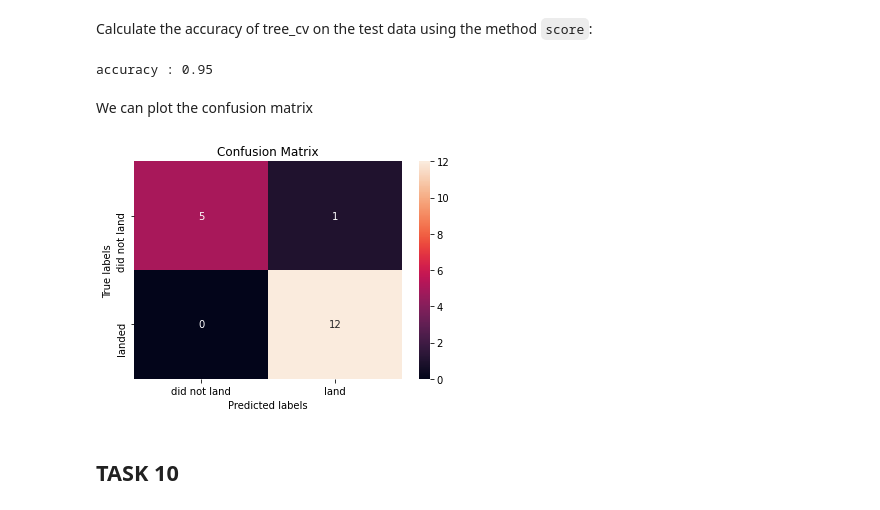
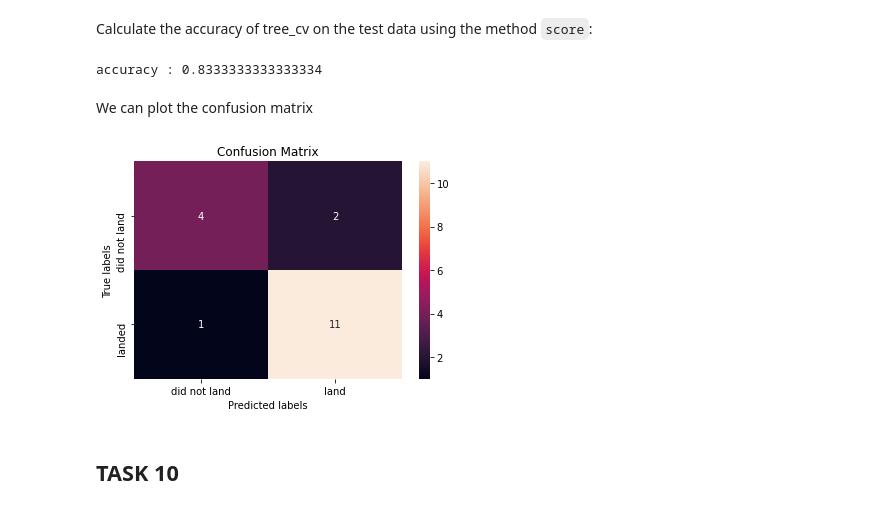
Before and after one commit to vseah38/Coursera_AppliedDS, a Jupyter notebook: Machine Learning Prediction.ipynb, the cells around one changed output. Cells and saved outputs as stored; diff of their text form; code cells hidden in the pictures.

```diff
--- a/Machine Learning Prediction.ipynb
+++ b/Machine Learning Prediction.ipynb
@@ -259,7 +259,7 @@ parameters = {'criterion': ['gini', 'entropy'],
 
 tree = DecisionTreeClassifier()
 # %%
-tree_cv = GridSearchCV(tree,parameters)
+tree_cv = GridSearchCV(tree,parameters, cv=10)
 c1=tree_cv.fit(X_train, Y_train).best_score_
 c2=tree_cv.fit(X_train, Y_train).best_params_
 # %%
@@ -273,17 +273,17 @@ accuracy : 0.9038095238095238
 # %% [markdown]
 Calculate the accuracy of tree_cv on the test data using the method <code>score</code>:
 # %%
-tree_test=tree_cv.fit(X_test, Y_test).best_score_
+tree_test=tree_cv.score(X_test, Y_test)
 print("accuracy :",tree_test)
 # %% [output]
-accuracy : 0.95
+accuracy : 0.8333333333333334
 # %% [markdown]
 We can plot the confusion matrix
 # %%
-yhat = svm_cv.predict(X_test)
+yhat = tree_cv.predict(X_test)
 plot_confusion_matrix(Y_test,yhat)
 # %% [output]
-[figure, old version]
+[figure, new version]
 # %% [markdown]
 ## TASK  10
 # %% [markdown]
```
Also changed, not shown: parts of 16 cells of this notebook.
